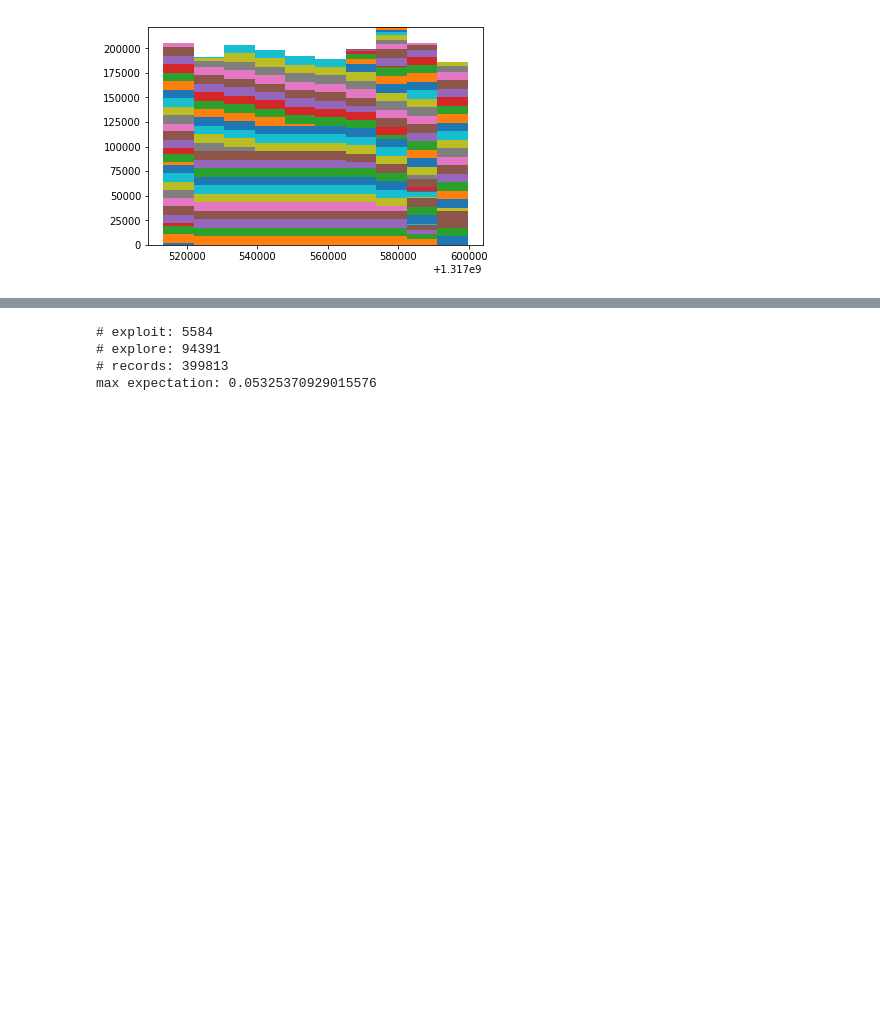
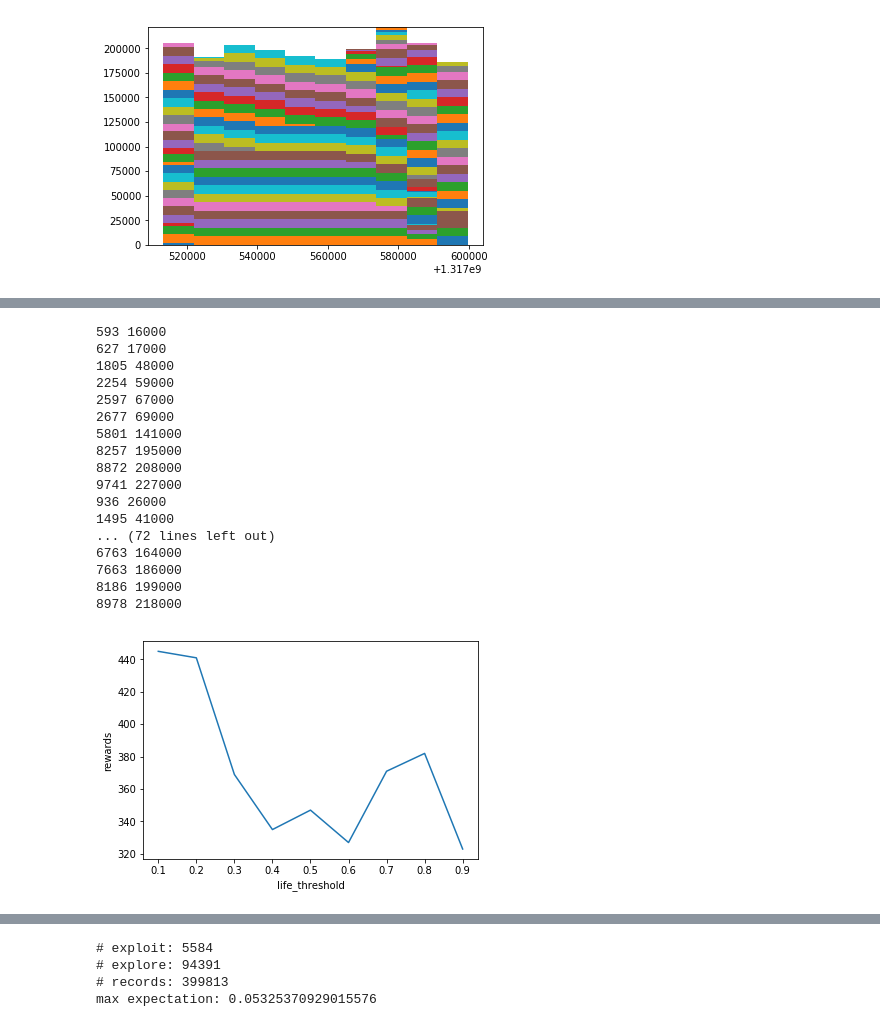
Before and after one commit to ShrekFelix/Reducing-Exploration-of-Dying-Arms-in-Mortal-Bandits, a Jupyter notebook: optimal exploration for mortal MAB.ipynb, the cells around one changed output, grey strips where cells are left out. Drawn from its saved outputs; the diff is of its cells as text; code cells hidden in the pictures; blank space fills up the shorter version.

```diff
--- a/optimal exploration for mortal MAB.ipynb
+++ b/optimal exploration for mortal MAB.ipynb
@@ -144,0 +194,29 @@ def AG_L2(n=1000000,k=1, m=25, life_threshold=.3,verbose=True):
+# %%
+x = []
+y = []
+for b in np.arange(0.1,1.,.1):
+    x.append(b)
+    y.append(AG_L2(n=10000,life_threshold=b, verbose=False))
+plt.plot(x,y)
+plt.xlabel('life_threshold')
+plt.ylabel('rewards')
+pass
+# %% [output]
+593 16000
+627 17000
+1805 48000
+2254 59000
+2597 67000
+2677 69000
+5801 141000
+8257 195000
+8872 208000
+9741 227000
+936 26000
+1495 41000
+... (72 lines left out)
+6763 164000
+7663 186000
+8186 199000
+8978 218000
+[figure, added]
```
Also changed, not shown: parts of 26 cells of this notebook.
